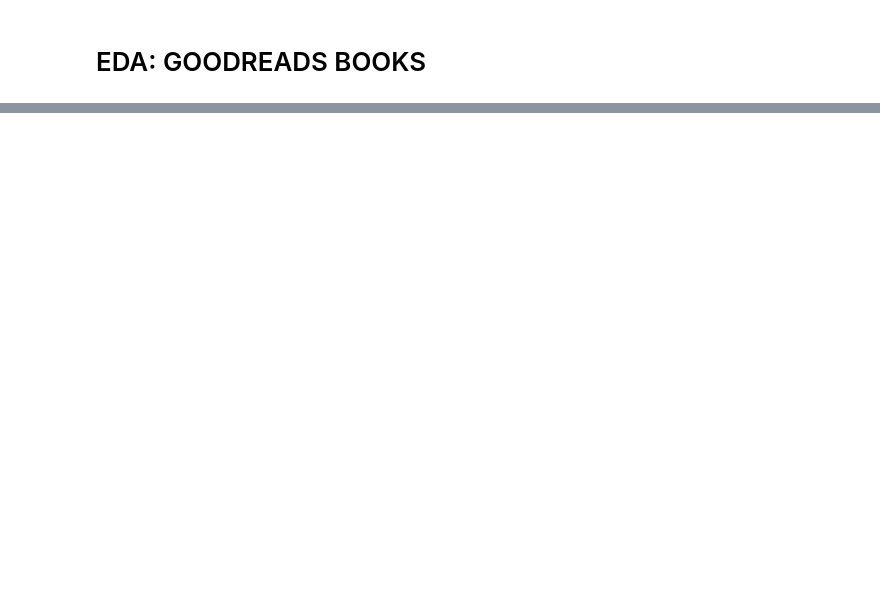
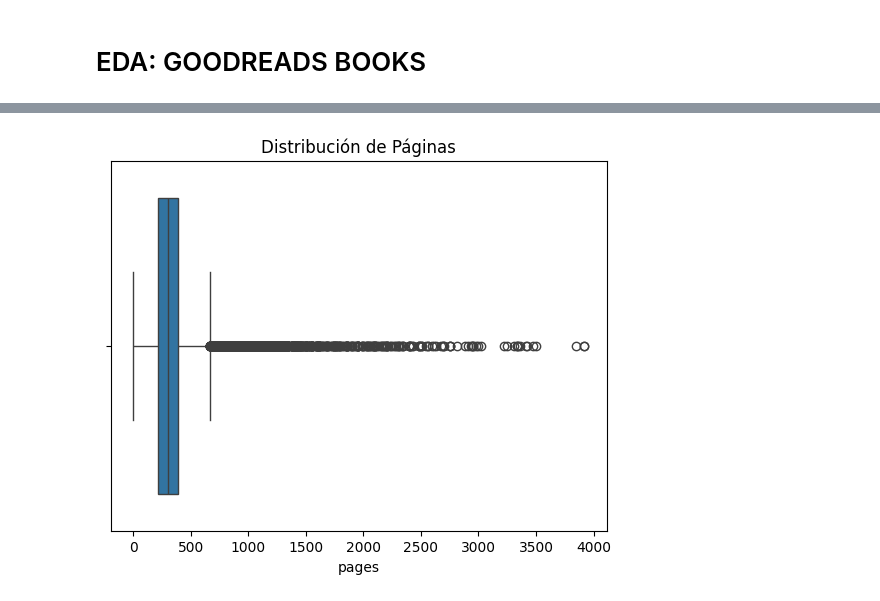
Before and after one commit to fgoiri/2026-02-BILBAO-FT-Data-Science, a Jupyter notebook: 2-Data_Analysis/EDA/EDA Goodreads/EDA_Books.ipynb, the cells around one changed output, grey strips where cells are left out. Drawn from its saved outputs; the diff is of its cells as text; code cells hidden in the pictures; blank space fills up the shorter version.

```diff
--- a/2-Data_Analysis/EDA/EDA Goodreads/EDA_Books.ipynb
+++ b/2-Data_Analysis/EDA/EDA Goodreads/EDA_Books.ipynb
@@ -74,0 +286,4 @@ dtype: int64
+# %%
+print(df[df['pages'] > 1500][['title', 'pages']].sort_values('pages', ascending=False).head(20))
+# Se tratan de boxsets de enciclopedias, diccionarios, etc. No son libros normales, por lo que se hará un subset de libros con menos de 5000 páginas para el análisis:
+df_individual = df[df['pages'] <= 4000]
@@ -74,0 +308,6 @@ dtype: int64
+# %%
+sns.boxplot(x=df_individual['pages'])
+plt.title("Distribución de Páginas")
+plt.show()
+# %% [output]
+[figure, added]
```
Also changed, not shown: parts of 19 cells of this notebook, 4 other files.
